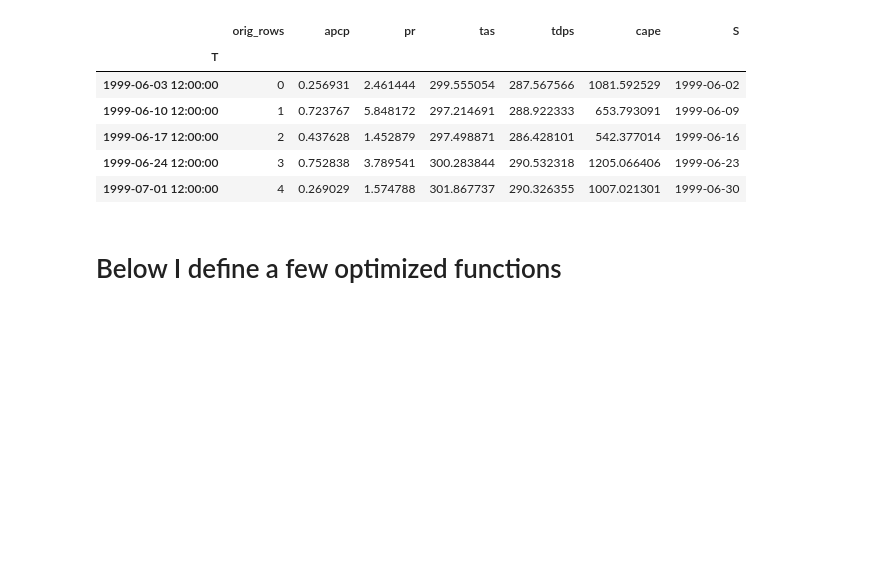
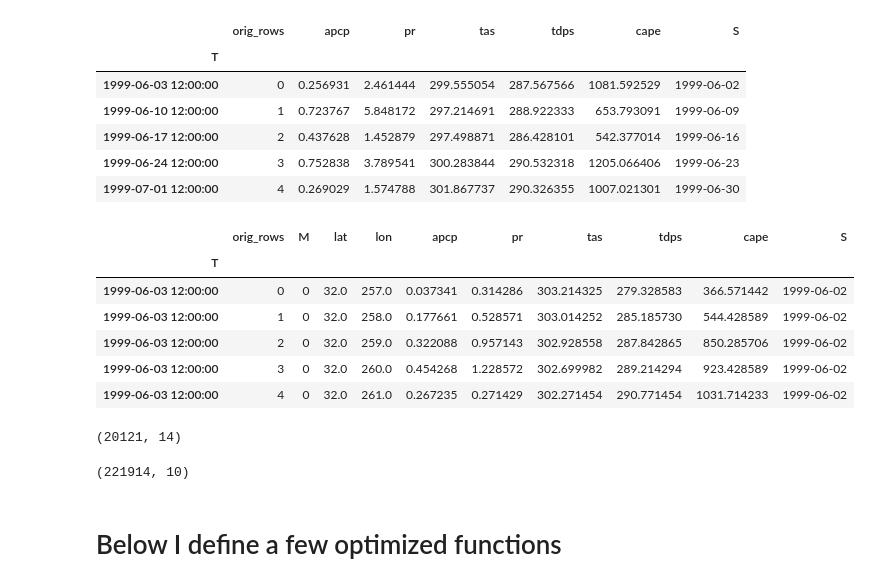
Before and after one commit to chiaral/xtreme_precip, a Jupyter notebook: Logistic_regression_EMC-GEFS.ipynb, the cells around one changed output. Saved outputs shown, nothing was run; the diff lists cells and outputs as text; code cells hidden in the pictures; blank space fills up the shorter version.

```diff
--- a/Logistic_regression_EMC-GEFS.ipynb
+++ b/Logistic_regression_EMC-GEFS.ipynb
@@ -79,6 +79,29 @@ df_merged_mean.head(5)
 | 1999-06-17 12:00:00 | 2 | 0.437628 | 1.452879 | 297.498871 | 286.428101 | 542.377014 | 1999-06-16 |
 | 1999-06-24 12:00:00 | 3 | 0.752838 | 3.789541 | 300.283844 | 290.532318 | 1205.066406 | 1999-06-23 |
 | 1999-07-01 12:00:00 | 4 | 0.269029 | 1.574788 | 301.867737 | 290.326355 | 1007.021301 | 1999-06-30 |
+# %%
+#RE-DO FOR MERGED_ALLM
+df_merged_allM = ds_merged_allM[['apcp','pr','tas','tdps','cape']].to_dataframe()
+df_merged_allM = df_merged_allM.reset_index()
+df_merged_allM.index.names = ['orig_rows']
+df_merged_allM = df_merged_allM.reset_index().set_index('T')
+df_merged_allM.head(5)
+# %% [output]
+|  | orig_rows | M | lat | lon | apcp | pr | tas | tdps | cape | S |
+| T |  |  |  |  |  |  |  |  |  |  |
+| 1999-06-03 12:00:00 | 0 | 0 | 32.0 | 257.0 | 0.037341 | 0.314286 | 303.214325 | 279.328583 | 366.571442 | 1999-06-02 |
+| 1999-06-03 12:00:00 | 1 | 0 | 32.0 | 258.0 | 0.177661 | 0.528571 | 303.014252 | 285.185730 | 544.428589 | 1999-06-02 |
+| 1999-06-03 12:00:00 | 2 | 0 | 32.0 | 259.0 | 0.322088 | 0.957143 | 302.928558 | 287.842865 | 850.285706 | 1999-06-02 |
+| 1999-06-03 12:00:00 | 3 | 0 | 32.0 | 260.0 | 0.454268 | 1.228572 | 302.699982 | 289.214294 | 923.428589 | 1999-06-02 |
+| 1999-06-03 12:00:00 | 4 | 0 | 32.0 | 261.0 | 0.267235 | 0.271429 | 302.271454 | 290.771454 | 1031.714233 | 1999-06-02 |
+# %%
+df_merged.shape
+# %% [output]
+(20121, 14)
+# %%
+df_merged_allM.shape
+# %% [output]
+(221914, 10)
 # %% [markdown]
 # Below I define a few optimized functions
 # %%
```
Also changed, not shown: parts of 9 cells of this notebook.
